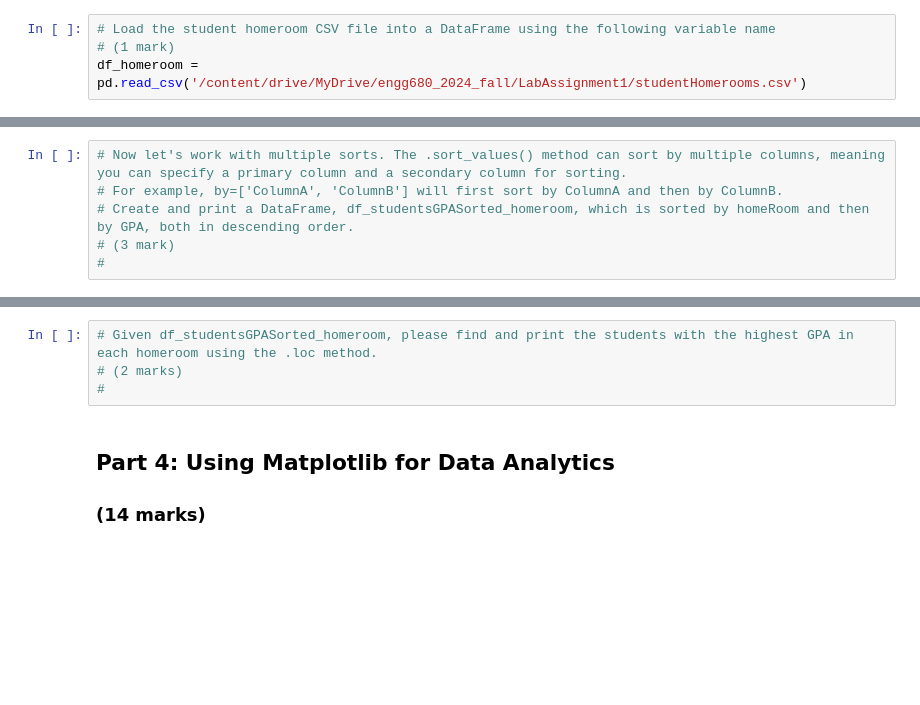
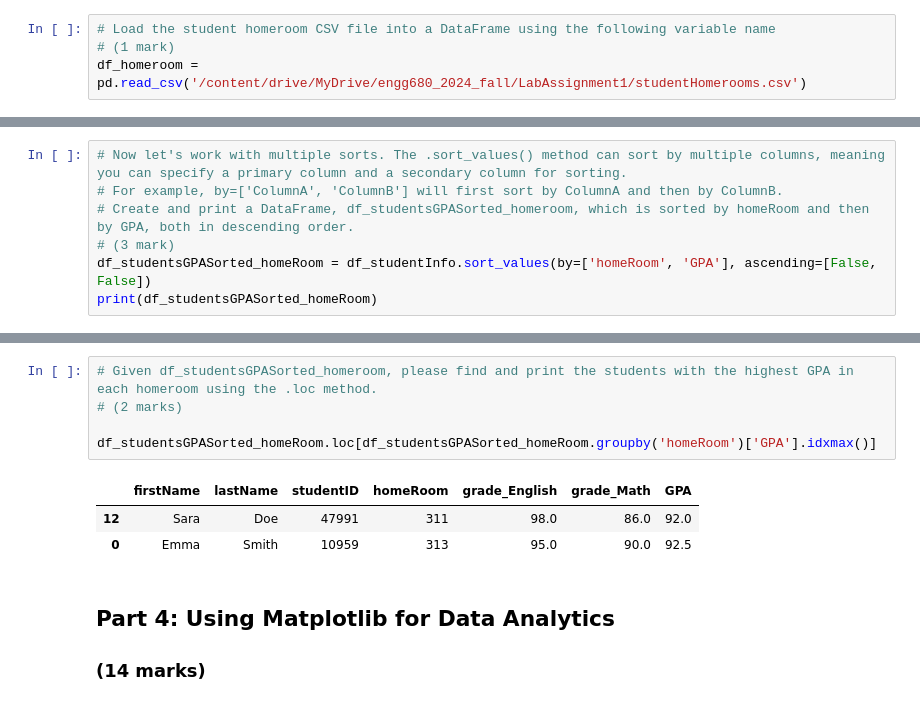
Before and after one commit to Prinid/engg680_2024_fall, a Jupyter notebook: LabAssignment1/StudentGradeManagementSystem.ipynb, the cells around one changed output, grey strips where cells are left out. Drawn from its saved outputs; the diff is of its cells as text; blank space fills up the shorter version.

```diff
--- a/LabAssignment1/StudentGradeManagementSystem.ipynb
+++ b/LabAssignment1/StudentGradeManagementSystem.ipynb
@@ -328,4 +337,5 @@ df_grouped = df_studentInfo.groupby('homeRoom')['GPA'].mean()
 # For example, by=['ColumnA', 'ColumnB'] will first sort by ColumnA and then by ColumnB.
 # Create and print a DataFrame, df_studentsGPASorted_homeroom, which is sorted by homeRoom and then by GPA, both in descending order.
 # (3 mark)
-#
+df_studentsGPASorted_homeRoom = df_studentInfo.sort_values(by=['homeRoom', 'GPA'], ascending=[False, False])
+print(df_studentsGPASorted_homeRoom)
@@ -346,7 +403,12 @@ print(df_studentsGPASorted_homeroom)
 # %%
 # Given df_studentsGPASorted_homeroom, please find and print the students with the highest GPA in each homeroom using the .loc method.
 # (2 marks)
-#
+
+df_studentsGPASorted_homeRoom.loc[df_studentsGPASorted_homeRoom.groupby('homeRoom')['GPA'].idxmax()]
+# %% [output]
+|  | firstName | lastName | studentID | homeRoom | grade_English | grade_Math | GPA |
+| 12 | Sara | Doe | 47991 | 311 | 98.0 | 86.0 | 92.0 |
+| 0 | Emma | Smith | 10959 | 313 | 95.0 | 90.0 | 92.5 |
 # %% [markdown]
 ## Part 4: Using Matplotlib for Data Analytics
 ### (14 marks)
```
Also changed, not shown: parts of 12 cells of this notebook.
